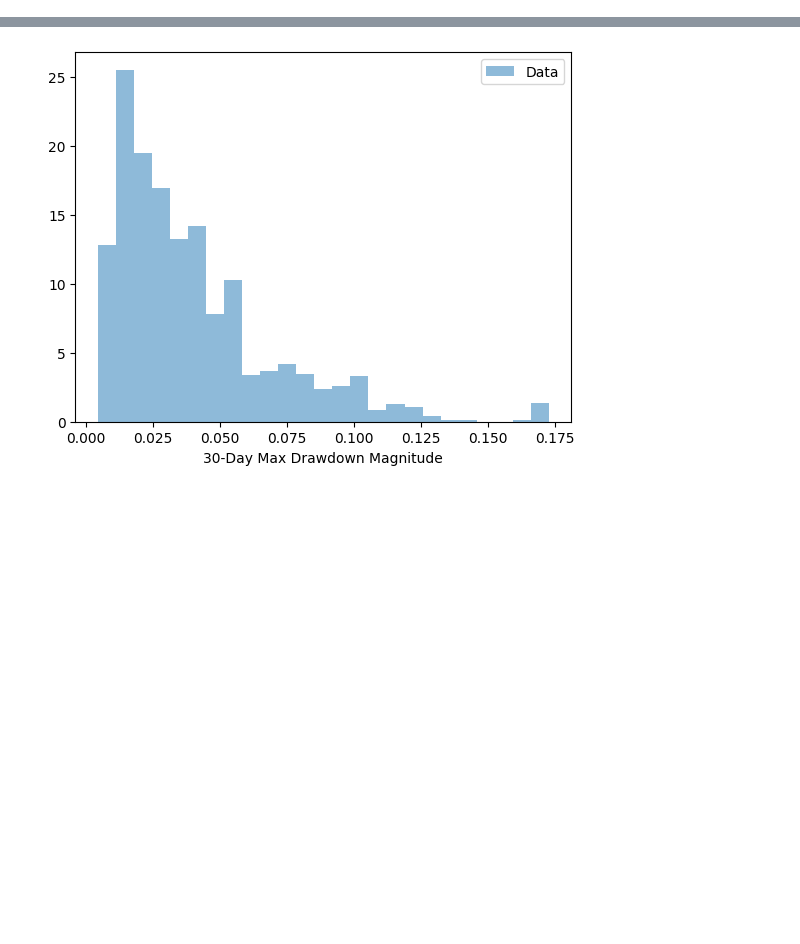
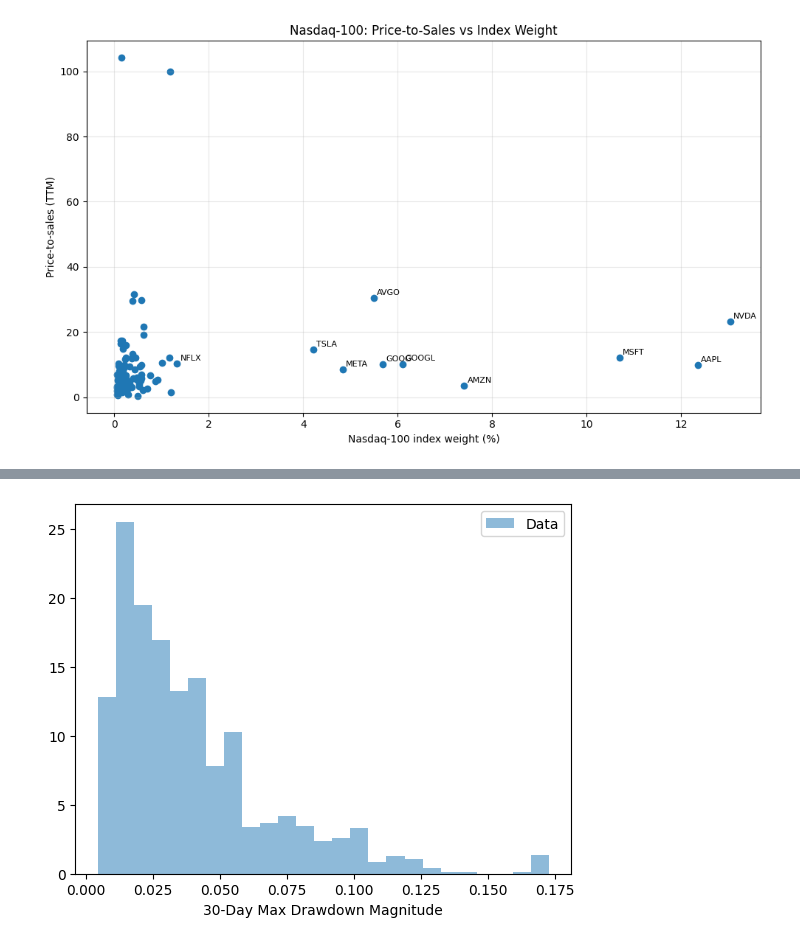
Before and after one commit to cja119/options_wizard, a Jupyter notebook: notebooks/.ipynb, the cells around one changed output, grey strips where cells are left out. Cells and saved outputs as stored; diff of their text form; code cells hidden in the pictures; blank space fills up the shorter version.

```diff
--- a/notebooks/.ipynb
+++ b/notebooks/.ipynb
@@ -0,0 +17,82 @@
+# %%
+# pip install yfinance pandas matplotlib lxml
+
+import time
+import warnings
+import pandas as pd
+import yfinance as yf
+import matplotlib.pyplot as plt
+
+warnings.filterwarnings("ignore")
+
+# --- 1) Get Nasdaq-100 constituents + weights ---
+
+url = "https://www.slickcharts.com/nasdaq100"
+tables = pd.read_html(url)
+df = tables[0]
+
+# Normalise column names
+df.columns = [c.strip() for c in df.columns]
+
+# Keep only required columns
+df = df[['Company', 'Symbol', 'Weight']].copy()
+
+# Convert "13.04%" → 13.04
+df['Weight'] = (
+    df['Weight'].astype(str)
+    .str.replace('%', '', regex=False)
+    .astype(float)
+)
+
+# Fix tickers like BRK.B → BRK-B
+df['Ticker'] = df['Symbol'].str.replace('.', '-', regex=False)
+
+tickers = df['Ticker'].tolist()
+
+# --- 2) Fetch price-to-sales ratios ---
+
+def get_ps_ratio(ticker):
+    try:
+        t = yf.Ticker(ticker)
+        info = t.info
+        return info.get("priceToSalesTrailing12Months", None)
+    except Exception:
+        return None
+
+ps_values = []
+for i, tkr in enumerate(tickers, start=1):
+    ps = get_ps_ratio(tkr)
+    ps_values.append(ps)
+    print(f"{i}/{len(tickers)}: {tkr} -> P/S = {ps}")
+    time.sleep(0.3)  # adjust if rate-limited
+
+df['PS'] = ps_values
+
+# Drop missing
+df_clean = df.dropna(subset=['PS']).copy()
+
+# --- 3) Plot ---
+
+plt.figure(figsize=(10, 6))
+plt.scatter(df_clean['Weight'], df_clean['PS'])
+
+plt.xlabel("Nasdaq-100 index weight (%)")
+plt.ylabel("Price-to-sales (TTM)")
+plt.title("Nasdaq-100: Price-to-Sales vs Index Weight")
+
+# Label top N by weight
+top_n = 10
+top = df_clean.nlargest(top_n, 'Weight')
+for _, row in top.iterrows():
+    plt.annotate(
+        row['Symbol'],
+        (row['Weight'], row['PS']),
+        xytext=(3, 3),
+        textcoords="offset points",
+        fontsize=8
+    )
+
+plt.grid(True, alpha=0.3)
+plt.tight_layout()
+plt.show()
+# %% [output]
@@ -0,0 +116 @@
+[figure, added]
```
Also changed, not shown: parts of 4 cells of this notebook, 12 other files.
